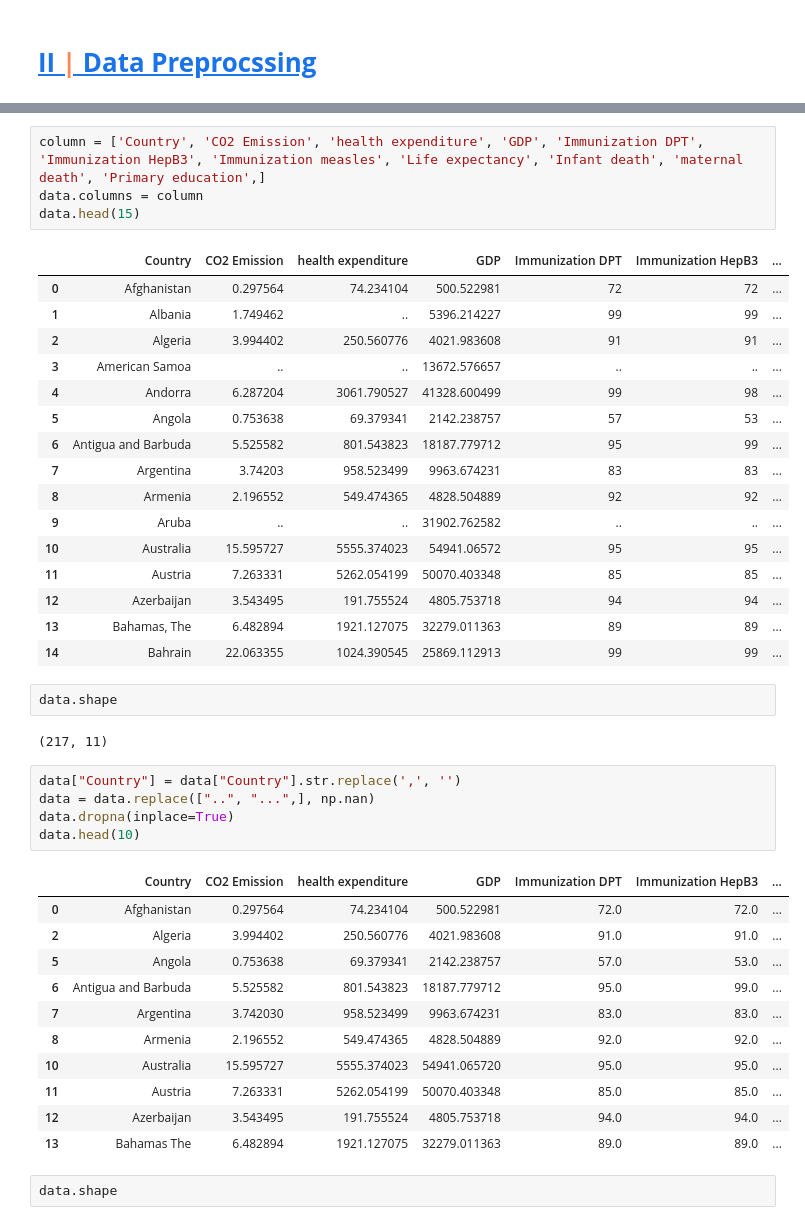
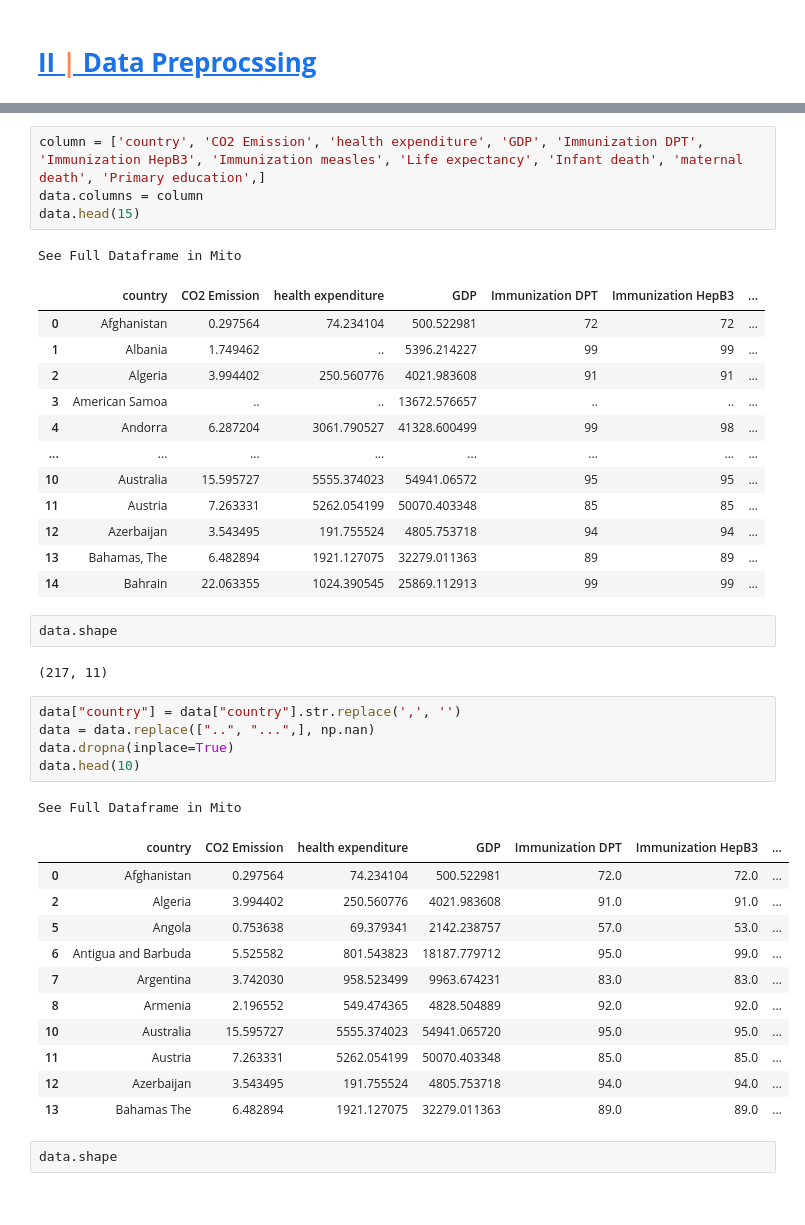
Before and after one commit to wahyudesu/Life-expectancy-analysis, a Jupyter notebook: Statistika project akhir.ipynb, the cells around one changed output, grey strips where cells are left out. Cells and saved outputs as stored; diff of their text form.

```diff
--- a/Statistika project akhir.ipynb
+++ b/Statistika project akhir.ipynb
@@ -157,21 +151,18 @@ data.head()
 | 3 | American Samoa | .. | .. | 13672.576657 | ... |
 | 4 | Andorra | 6.287204 | 3061.790527 | 41328.600499 | ... |
 # %%
-column = ['Country', 'CO2 Emission', 'health expenditure', 'GDP', 'Immunization DPT', 'Immunization HepB3', 'Immunization measles', 'Life expectancy', 'Infant death', 'maternal death', 'Primary education',]
+column = ['country', 'CO2 Emission', 'health expenditure', 'GDP', 'Immunization DPT', 'Immunization HepB3', 'Immunization measles', 'Life expectancy', 'Infant death', 'maternal death', 'Primary education',]
 data.columns = column
 data.head(15)
 # %% [output]
+See Full Dataframe in Mito
-|  | Country | CO2 Emission | health expenditure | GDP | Immunization DPT | Immunization HepB3 | ... |
+|  | country | CO2 Emission | health expenditure | GDP | Immunization DPT | Immunization HepB3 | ... |
 | 0 | Afghanistan | 0.297564 | 74.234104 | 500.522981 | 72 | 72 | ... |
 | 1 | Albania | 1.749462 | .. | 5396.214227 | 99 | 99 | ... |
 | 2 | Algeria | 3.994402 | 250.560776 | 4021.983608 | 91 | 91 | ... |
 | 3 | American Samoa | .. | .. | 13672.576657 | .. | .. | ... |
 | 4 | Andorra | 6.287204 | 3061.790527 | 41328.600499 | 99 | 98 | ... |
-| 5 | Angola | 0.753638 | 69.379341 | 2142.238757 | 57 | 53 | ... |
-| 6 | Antigua and Barbuda | 5.525582 | 801.543823 | 18187.779712 | 95 | 99 | ... |
-| 7 | Argentina | 3.74203 | 958.523499 | 9963.674231 | 83 | 83 | ... |
-| 8 | Armenia | 2.196552 | 549.474365 | 4828.504889 | 92 | 92 | ... |
-| 9 | Aruba | .. | .. | 31902.762582 | .. | .. | ... |
+| ... | ... | ... | ... | ... | ... | ... | ... |
 | 10 | Australia | 15.595727 | 5555.374023 | 54941.06572 | 95 | 95 | ... |
 | 11 | Austria | 7.263331 | 5262.054199 | 50070.403348 | 85 | 85 | ... |
 | 12 | Azerbaijan | 3.543495 | 191.755524 | 4805.753718 | 94 | 94 | ... |
@@ -182,12 +173,13 @@ data.shape
 # %% [output]
 (217, 11)
 # %%
-data["Country"] = data["Country"].str.replace(',', '')
+data["country"] = data["country"].str.replace(',', '')
 data = data.replace(["..", "...",], np.nan)
 data.dropna(inplace=True)
 data.head(10)
 # %% [output]
+See Full Dataframe in Mito
-|  | Country | CO2 Emission | health expenditure | GDP | Immunization DPT | Immunization HepB3 | ... |
+|  | country | CO2 Emission | health expenditure | GDP | Immunization DPT | Immunization HepB3 | ... |
 | 0 | Afghanistan | 0.297564 | 74.234104 | 500.522981 | 72.0 | 72.0 | ... |
 | 2 | Algeria | 3.994402 | 250.560776 | 4021.983608 | 91.0 | 91.0 | ... |
 | 5 | Angola | 0.753638 | 69.379341 | 2142.238757 | 57.0 | 53.0 | ... |
```
Also changed, not shown: parts of 42 cells of this notebook.
